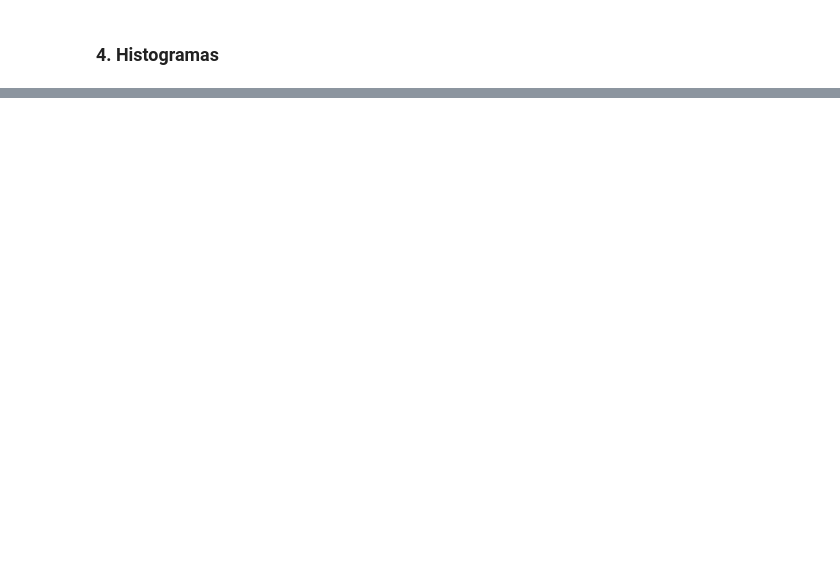
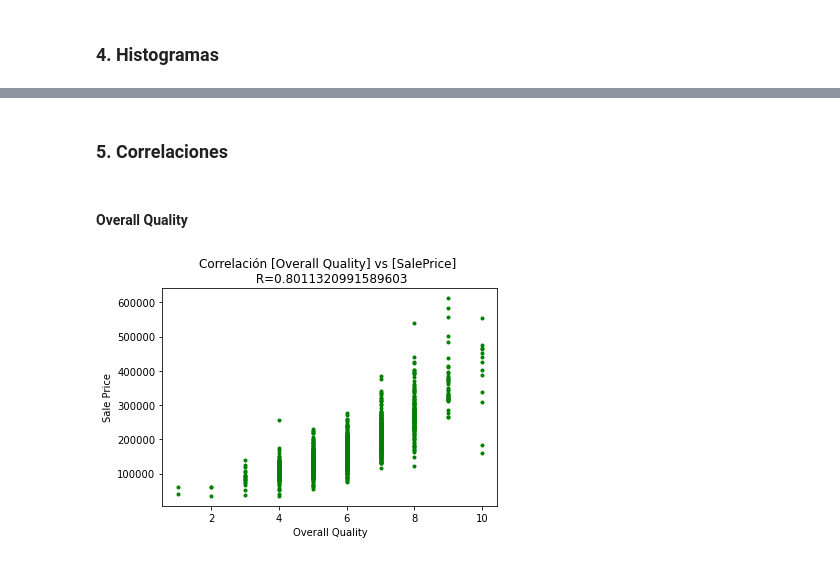
Before and after one commit to meuca/DS_Python, a Jupyter notebook: ProyectoPython/ProyectoFinal.ipynb, the cells around one changed output, grey strips where cells are left out. Cells and saved outputs as stored; diff of their text form; code cells hidden in the pictures; blank space fills up the shorter version.

Commit message:
Agregado paso 5, correlaciones y comparación de correlaciones

```diff
--- a/ProyectoPython/ProyectoFinal.ipynb
+++ b/ProyectoPython/ProyectoFinal.ipynb
@@ -68,0 +69,13 @@ sns.displot(trainingData['LotFrontage'])
+# %% [markdown]
+### 5. Correlaciones
+# %% [markdown]
+#### Overall Quality
+# %%
+R_OverallQual = np.corrcoef(trainingData['SalePrice'], trainingData['OverallQual'])[0,1]
+plt.scatter(trainingData['OverallQual'], trainingData['SalePrice'], color='g', marker='.')
+plt.xlabel('Overall Quality')
+plt.ylabel('Sale Price')
+plt.title(f'Correlación [Overall Quality] vs [SalePrice] \n R={R_OverallQual}')
+plt.show()
+# %% [output]
+[figure, added]
```
Also changed, not shown: parts of 12 cells of this notebook.
